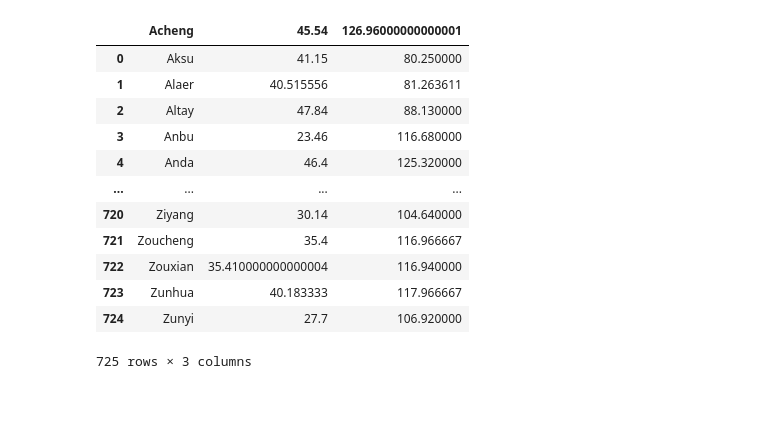
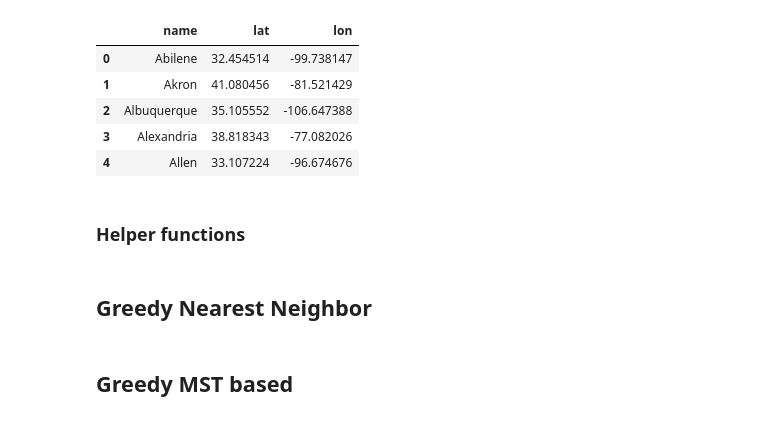
Before and after one commit to sergiolampidecchia/CI2024_lab2, a Jupyter notebook: lab2.ipynb, the cells around one changed output. Saved outputs shown, nothing was run; the diff lists cells and outputs as text; code cells hidden in the pictures.

```diff
--- a/lab2.ipynb
+++ b/lab2.ipynb
@@ -9,16 +0,0 @@ import pandas as pd
-# %%
-pd.read_csv("./cities/china.csv")
-# %% [output]
-|  | Acheng | 45.54 | 126.96000000000001 |
-| 0 | Aksu | 41.15 | 80.250000 |
-| 1 | Alaer | 40.515556 | 81.263611 |
-| 2 | Altay | 47.84 | 88.130000 |
-| 3 | Anbu | 23.46 | 116.680000 |
-| 4 | Anda | 46.4 | 125.320000 |
-| ... | ... | ... | ... |
-| 720 | Ziyang | 30.14 | 104.640000 |
-| 721 | Zoucheng | 35.4 | 116.966667 |
-| 722 | Zouxian | 35.410000000000004 | 116.940000 |
-| 723 | Zunhua | 40.183333 | 117.966667 |
-| 724 | Zunyi | 27.7 | 106.920000 |
-725 rows × 3 columns
@@ -24,0 +13,17 @@ pd.read_csv("./cities/china.csv")
+# %%
+CITIES = pd.read_csv('cities/us.csv', header=None, names=['name', 'lat', 'lon'])
+DIST_MATRIX = np.zeros((len(CITIES), len(CITIES)))
+for c1, c2 in combinations(CITIES.itertuples(), 2):
+    DIST_MATRIX[c1.Index, c2.Index] = DIST_MATRIX[c2.Index, c1.Index] = geodesic(
+        (c1.lat, c1.lon), (c2.lat, c2.lon)
+    ).km
+CITIES.head()
+# %% [output]
+|  | name | lat | lon |
+| 0 | Abilene | 32.454514 | -99.738147 |
+| 1 | Akron | 41.080456 | -81.521429 |
+| 2 | Albuquerque | 35.105552 | -106.647388 |
+| 3 | Alexandria | 38.818343 | -77.082026 |
+| 4 | Allen | 33.107224 | -96.674676 |
+# %% [markdown]
+### Helper functions
@@ -24,0 +111,2 @@ pd.read_csv("./cities/china.csv")
+# %% [markdown]
+## Greedy Nearest Neighbor
@@ -24,0 +136,2 @@ pd.read_csv("./cities/china.csv")
+# %% [markdown]
+## Greedy MST based
```
Also changed, not shown: parts of 8 cells of this notebook, 1 other file.
